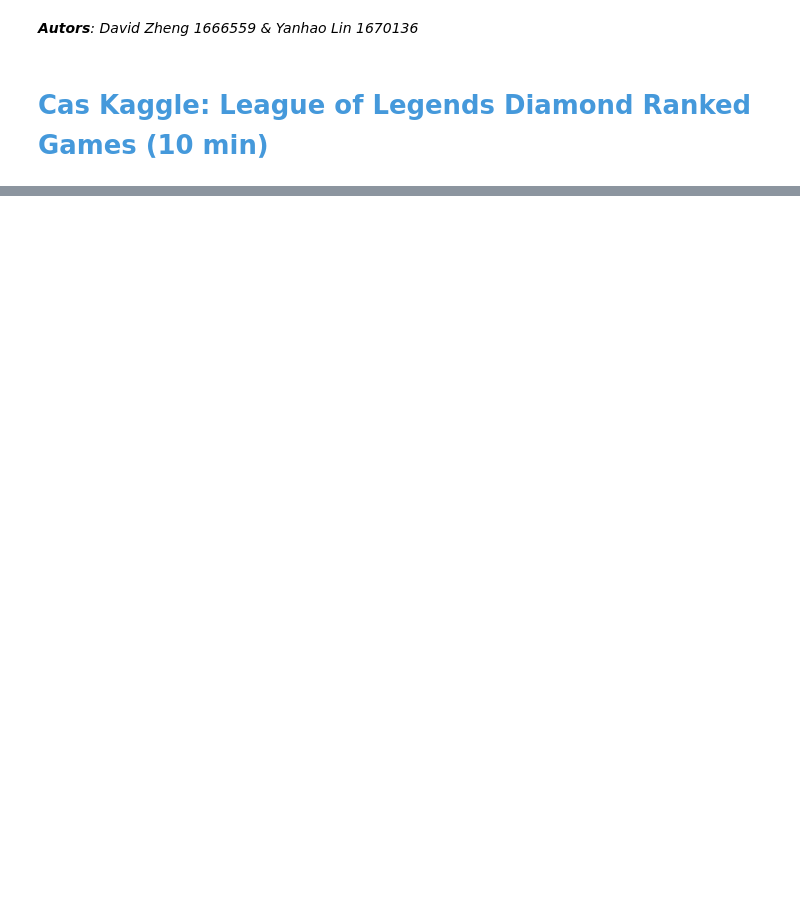
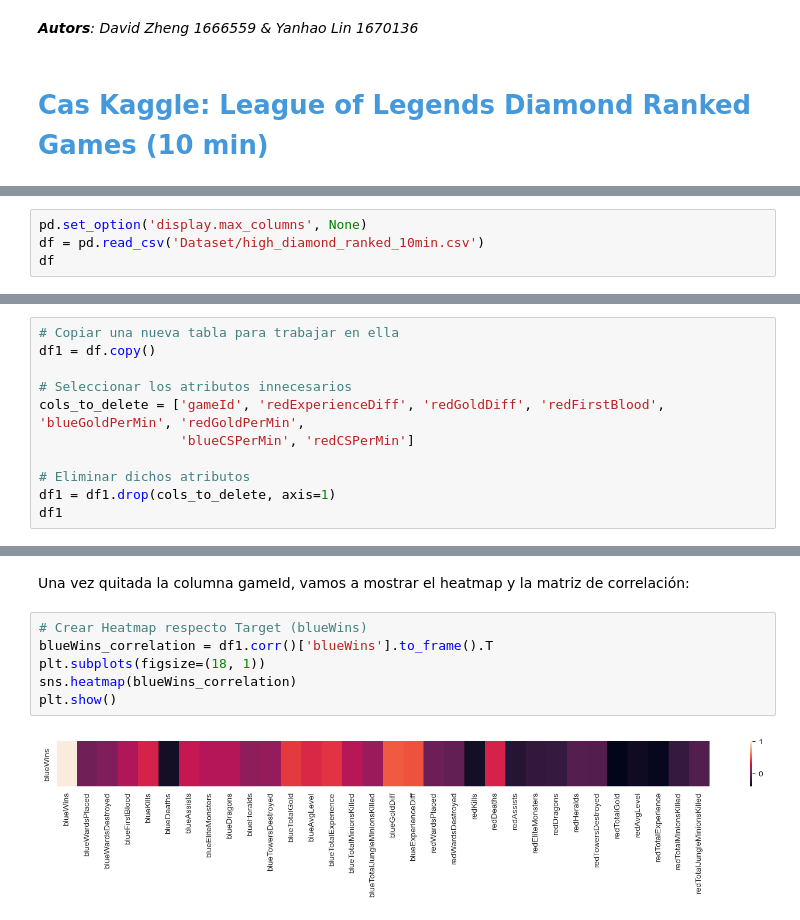
Before and after one commit to jimlin829/Cas-Kaggle-League-of-Legends-Diamond-Ranked-Games, a Jupyter notebook: kaggle.ipynb, the cells around one changed output, grey strips where cells are left out. Drawn from its saved outputs; the diff is of its cells as text; blank space fills up the shorter version.

```diff
--- a/kaggle.ipynb
+++ b/kaggle.ipynb
@@ -13,0 +24,4 @@ En este apartado vamos a hacer una introducción de los datos que tiene el datas
+# %%
+pd.set_option('display.max_columns', None)
+df = pd.read_csv('Dataset/high_diamond_ranked_10min.csv')
+df
@@ -13,0 +110,11 @@ En este apartado vamos a hacer una introducción de los datos que tiene el datas
+# %%
+# Copiar una nueva tabla para trabajar en ella
+df1 = df.copy()
+
+# Seleccionar los atributos innecesarios
+cols_to_delete = ['gameId', 'redExperienceDiff', 'redGoldDiff', 'redFirstBlood', 'blueGoldPerMin', 'redGoldPerMin',
+                  'blueCSPerMin', 'redCSPerMin']
+
+# Eliminar dichos atributos
+df1 = df1.drop(cols_to_delete, axis=1)
+df1
@@ -13,0 +135,10 @@ En este apartado vamos a hacer una introducción de los datos que tiene el datas
+# %% [markdown]
+Una vez quitada la columna gameId, vamos a mostrar el heatmap y la matriz de correlación:
+# %%
+# Crear Heatmap respecto Target (blueWins)
+blueWins_correlation = df1.corr()['blueWins'].to_frame().T
+plt.subplots(figsize=(18, 1))
+sns.heatmap(blueWins_correlation)
+plt.show()
+# %% [output]
+[figure, added]
```
Also changed, not shown: parts of 16 cells of this notebook.
